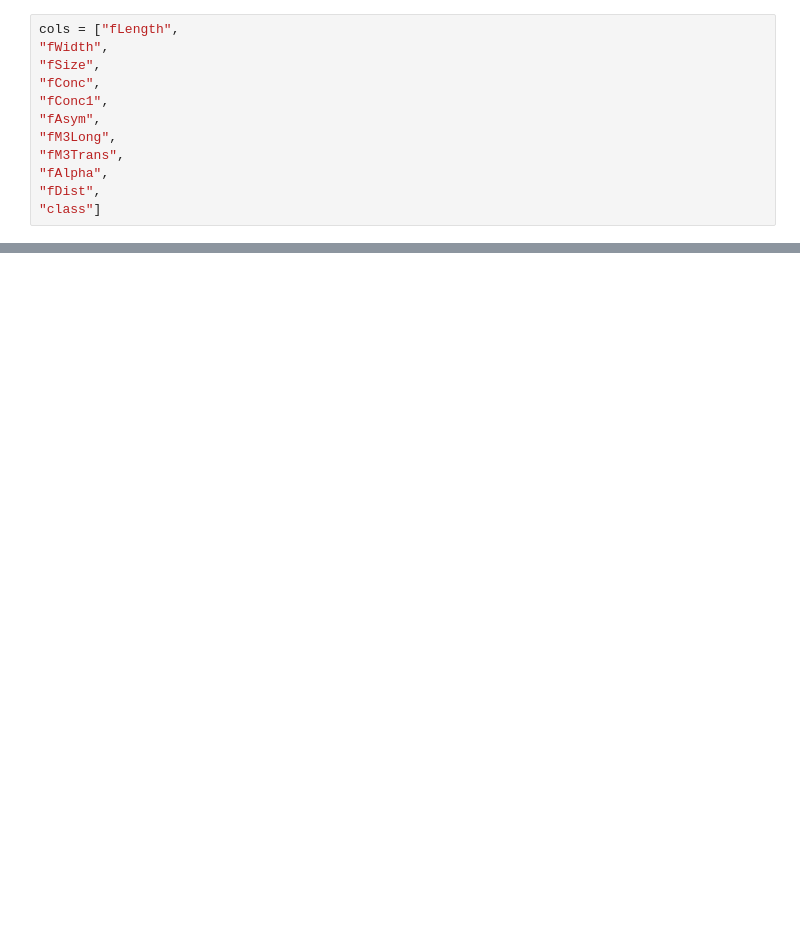
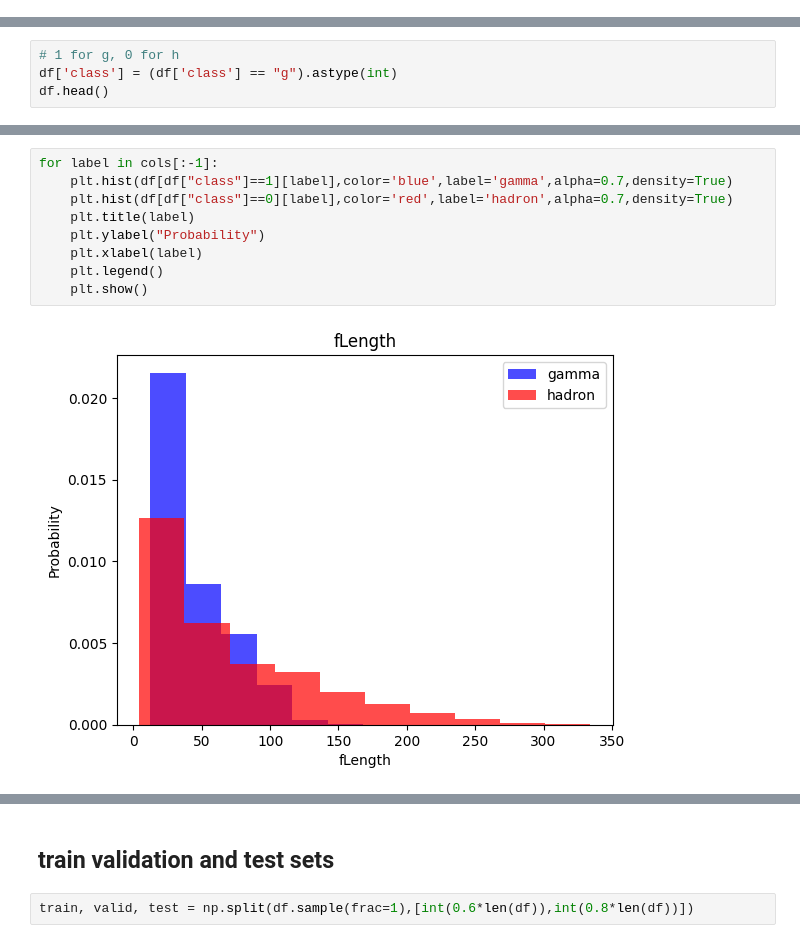
Before and after one commit to wereign/m_l_dreaming, a Jupyter notebook: magic_dataset.ipynb, the cells around one changed output, grey strips where cells are left out. Saved outputs shown, nothing was run; the diff lists cells and outputs as text; blank space fills up the shorter version.

```diff
--- a/magic_dataset.ipynb
+++ b/magic_dataset.ipynb
@@ -18,12 +25,0 @@ df.head()
-# %%
-cols = ["fLength",
-"fWidth",
-"fSize",
-"fConc",
-"fConc1",
-"fAsym",
-"fM3Long",
-"fM3Trans",
-"fAlpha",
-"fDist",
-"class"]
@@ -29,0 +30,4 @@ cols = ["fLength",
+# %%
+# 1 for g, 0 for h
+df['class'] = (df['class'] == "g").astype(int)
+df.head()
@@ -29,0 +41,11 @@ cols = ["fLength",
+# %%
+for label in cols[:-1]:
+    plt.hist(df[df["class"]==1][label],color='blue',label='gamma',alpha=0.7,density=True)
+    plt.hist(df[df["class"]==0][label],color='red',label='hadron',alpha=0.7,density=True)
+    plt.title(label)
+    plt.ylabel("Probability")
+    plt.xlabel(label)
+    plt.legend()
+    plt.show()
+# %% [output]
+[figure, added]
@@ -29,0 +61,4 @@ cols = ["fLength",
+# %% [markdown]
+## train validation and test sets
+# %%
+train, valid, test = np.split(df.sample(frac=1),[int(0.6*len(df)),int(0.8*len(df))])
```
Also changed, not shown: parts of 16 cells of this notebook.
